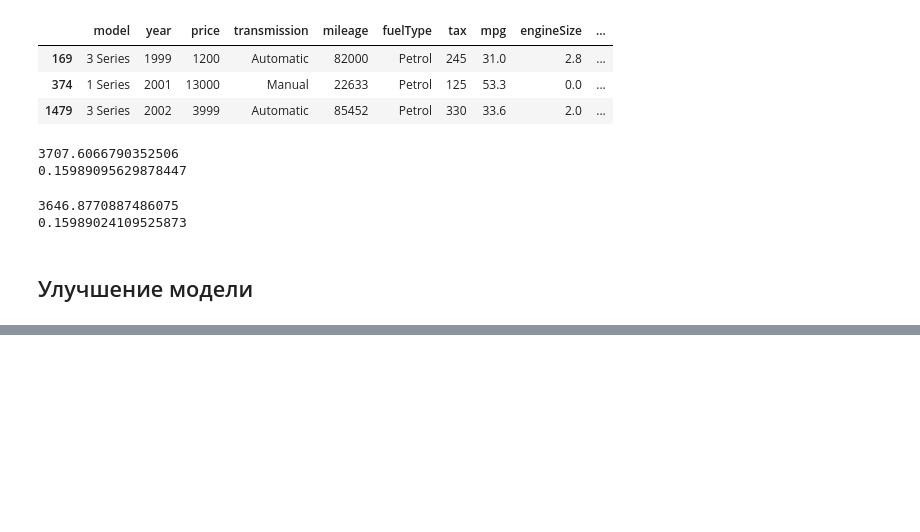
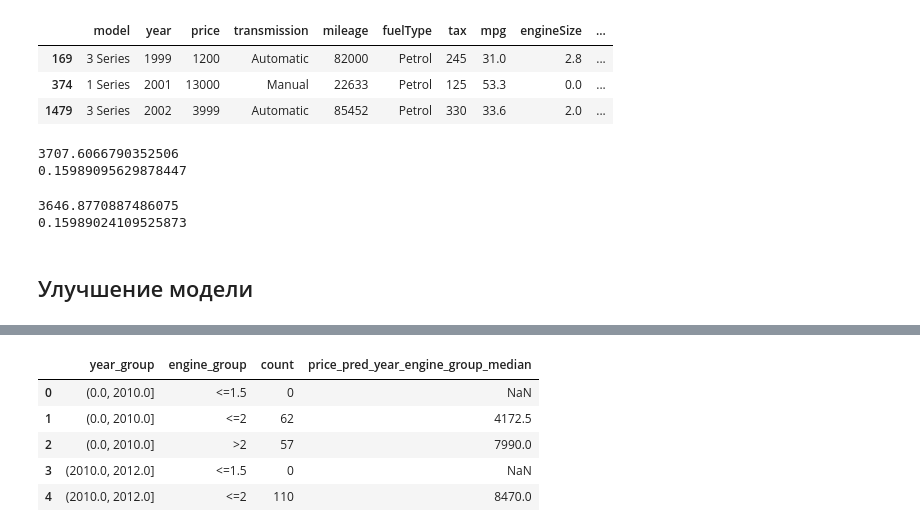
Before and after one commit to avgalkov/collab-notebooks, a Jupyter notebook: human_learning.ipynb, the cells around one changed output, grey strips where cells are left out. Saved outputs shown, nothing was run; the diff lists cells and outputs as text; code cells hidden in the pictures; blank space fills up the shorter version.

```diff
--- a/human_learning.ipynb
+++ b/human_learning.ipynb
@@ -617,0 +674,10 @@ error(test_no_nan['price'], test_no_nan['price_pred_year_engine_median'])
+# %%
+model_year_engine_group_median = model_year_engine_group_median.rename(columns = {"median":"price_pred_year_engine_group_median"})
+model_year_engine_group_median.head()
+# %% [output]
+|  | year_group | engine_group | count | price_pred_year_engine_group_median |
+| 0 | (0.0, 2010.0] | <=1.5 | 0 | NaN |
+| 1 | (0.0, 2010.0] | <=2 | 62 | 4172.5 |
+| 2 | (0.0, 2010.0] | >2 | 57 | 7990.0 |
+| 3 | (2010.0, 2012.0] | <=1.5 | 0 | NaN |
+| 4 | (2010.0, 2012.0] | <=2 | 110 | 8470.0 |
```
Also changed, not shown: parts of 27 cells of this notebook.
